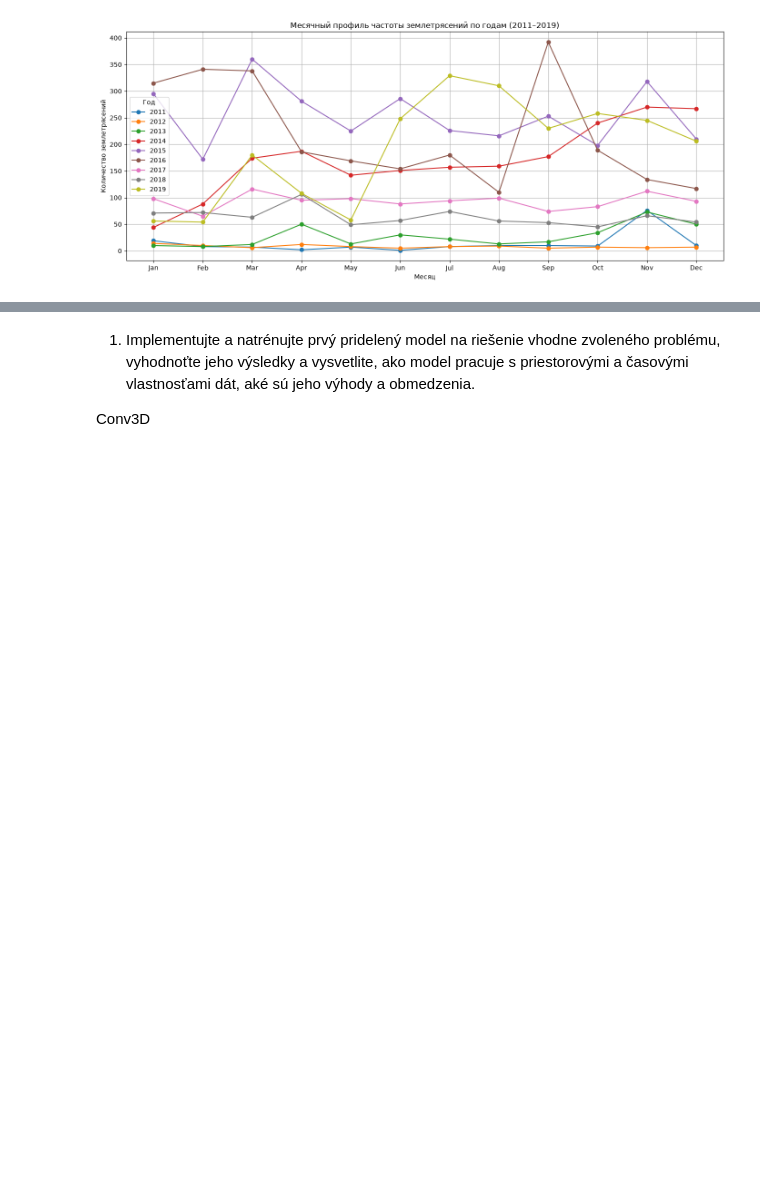
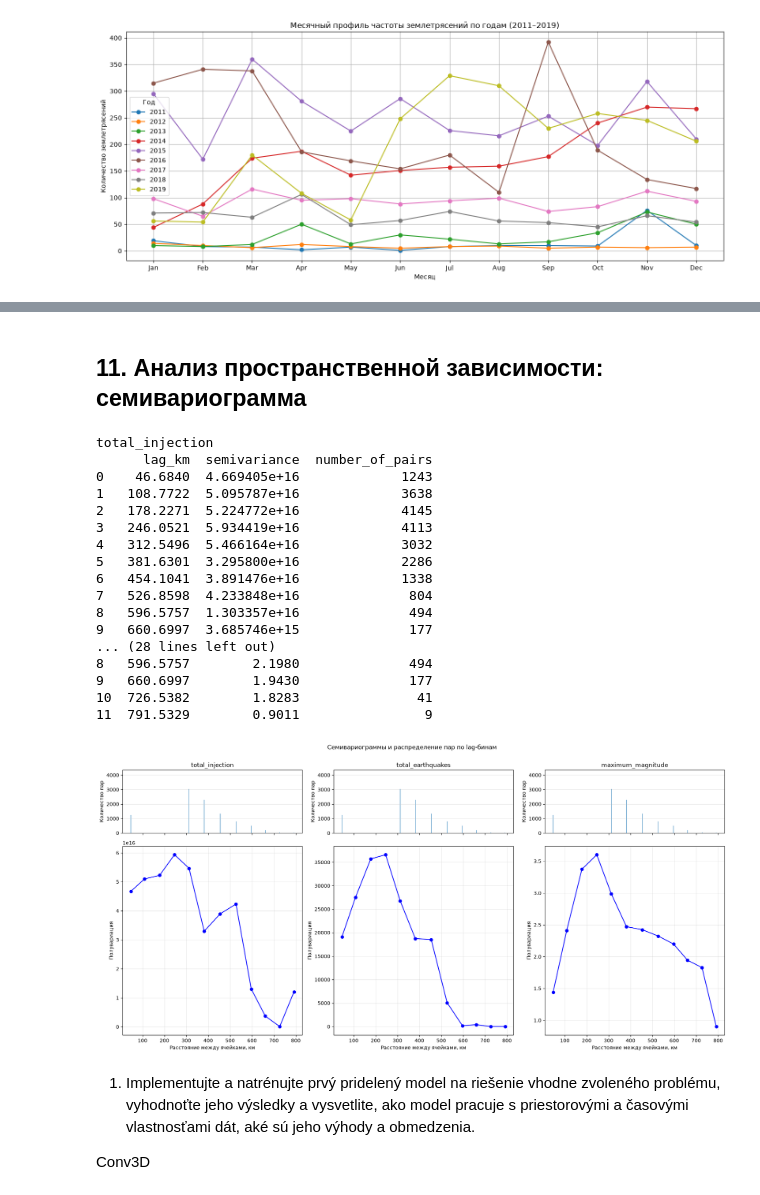
Before and after one commit to DenysLutsenko1/APCD, a Jupyter notebook: zadanie.ipynb, the cells around one changed output, grey strips where cells are left out. Saved outputs shown, nothing was run; the diff lists cells and outputs as text; code cells hidden in the pictures; blank space fills up the shorter version.

Commit message:
вроде бы полный анализ, если ничего не упустил

```diff
--- a/zadanie.ipynb
+++ b/zadanie.ipynb
@@ -1951,0 +2013,2 @@ Name: count, dtype: int64
+# %% [markdown]
+## 11. Анализ пространственной зависимости: семивариограмма
@@ -1952,3 +2063,80 @@ Name: count, dtype: int64
+# %%
+fig, axes = plt.subplots(
+    2,
+    len(variables),
+    figsize=(18, 9),
+    sharex='col',
+    gridspec_kw={'height_ratios': [1, 3]}
+)
+
+for column, variable in enumerate(variables):
+    values = np.asarray(pair_differences[variable])
+    bin_numbers = np.digitize(pair_distances, distance_bins)
+    lag_distances = []
+    semivariances = []
+    pair_counts = []
+
+    for bin_number in range(1, number_of_bins + 1):
+        selected = bin_numbers == bin_number
+        if not np.any(selected):
+            continue
+
+        lag_distances.append(pair_distances[selected].mean())
+        semivariances.append(values[selected].mean())
+        pair_counts.append(selected.sum())
+
+    histogram_ax = axes[0, column]
+    semivariogram_ax = axes[1, column]
+    histogram_ax.bar(lag_distances, pair_counts)
+    semivariogram_ax.plot(
+        lag_distances,
+        semivariances,
+        marker='o',
+        color='blue'
+    )
+    histogram_ax.set_title(variable)
+    histogram_ax.set_ylabel('Количество пар')
+    histogram_ax.grid(axis='y', alpha=0.3)
+    semivariogram_ax.scatter(
+        lag_distances,
+        semivariances,
+        color='blue',
+        s=25
+    )
+    semivariogram_ax.set_xlabel('Расстояние между ячейками, км')
+    semivariogram_ax.set_ylabel('Полувариация')
+    semivariogram_ax.grid(alpha=0.3)
+
+    print(f'\n{variable}')
+    print(pd.DataFrame({
+        'lag_km': lag_distances,
+        'semivariance': semivariances,
+        'number_of_pairs': pair_counts
+    }).round(4))
+
+fig.suptitle('Семивариограммы и распределение пар по lag-бинам')
+plt.tight_layout()
+plt.subplots_adjust(top=0.90)
+plt.show()
+# %% [output]
+total_injection
+      lag_km  semivariance  number_of_pairs
+0    46.6840  4.669405e+16             1243
+1   108.7722  5.095787e+16             3638
+2   178.2271  5.224772e+16             4145
+3   246.0521  5.934419e+16             4113
+4   312.5496  5.466164e+16             3032
+5   381.6301  3.295800e+16             2286
+6   454.1041  3.891476e+16             1338
+7   526.8598  4.233848e+16              804
+8   596.5757  1.303357e+16              494
+9   660.6997  3.685746e+15              177
+... (28 lines left out)
+8   596.5757        2.1980              494
+9   660.6997        1.9430              177
+10  726.5382        1.8283               41
+11  791.5329        0.9011                9
+[figure, added]
 # %% [markdown]
 1. Implementujte a natrénujte prvý pridelený model na riešenie vhodne zvoleného problému, vyhodnoťte jeho výsledky a vysvetlite, ako model pracuje s priestorovými a časovými vlastnosťami dát, aké sú jeho výhody a obmedzenia.
 
```
Also changed, not shown: parts of 13 cells of this notebook.
